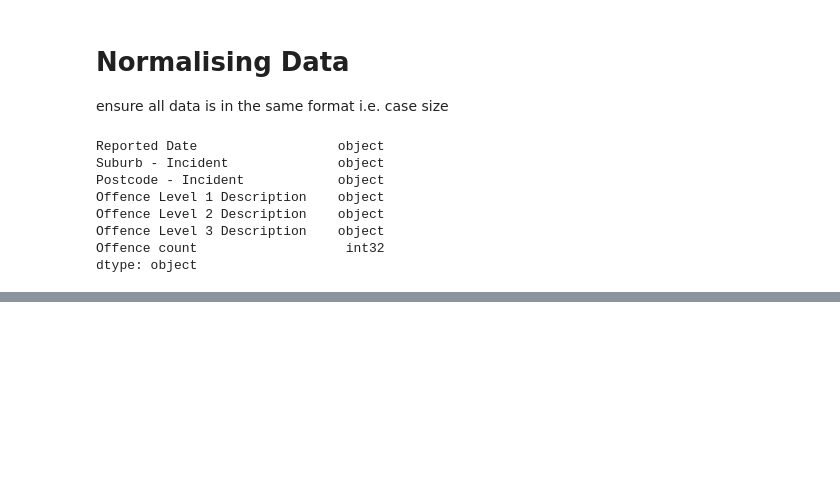
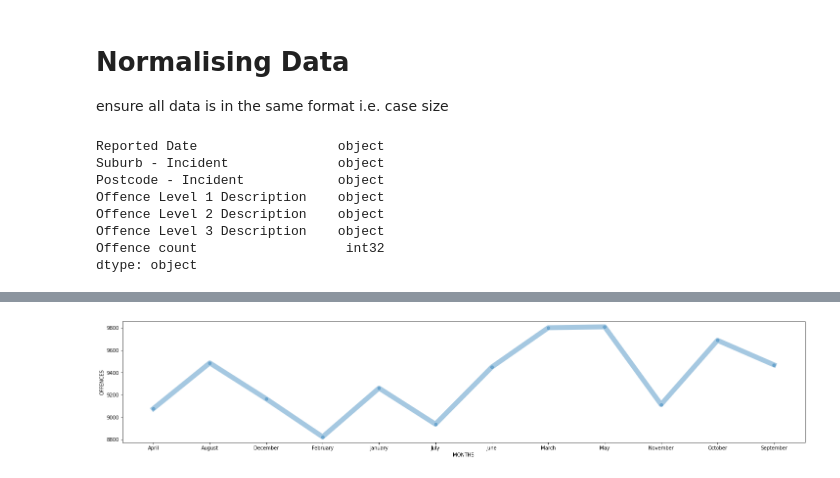
Before and after one commit to MunyaradziMagura/SA-Crime, a Jupyter notebook: SA_crime.ipynb, the cells around one changed output, grey strips where cells are left out. Cells and saved outputs as stored; diff of their text form; code cells hidden in the pictures; blank space fills up the shorter version.

Commit message:
lollipop plot created

```diff
--- a/SA_crime.ipynb
+++ b/SA_crime.ipynb
@@ -310,0 +306,9 @@ KeyError: 1
+# %%
+plt.rcParams['figure.figsize'] = (25,10)
+plt.subplot(211)
+plt.plot_date(month[0], monthlyOffence, linestyle='solid', fmt='', alpha=0.4, linewidth=10)
+plt.xlabel('MONTHS')
+plt.ylabel('OFFENCES')
+plt.show()
+# %% [output]
+[figure, added]
```
Also changed, not shown: parts of 33 cells of this notebook.
